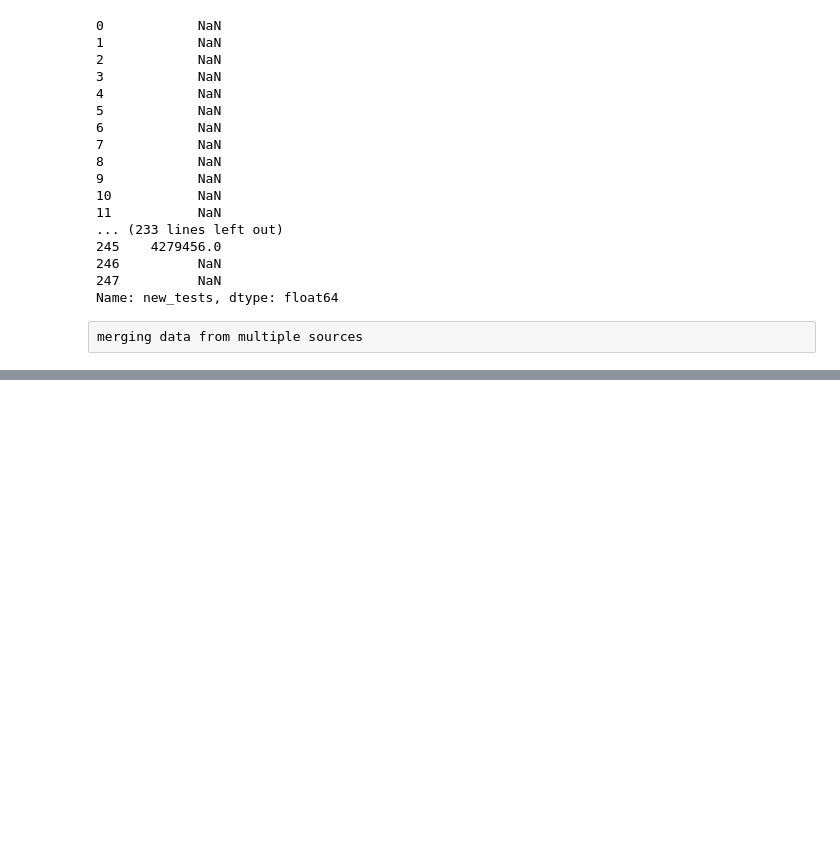
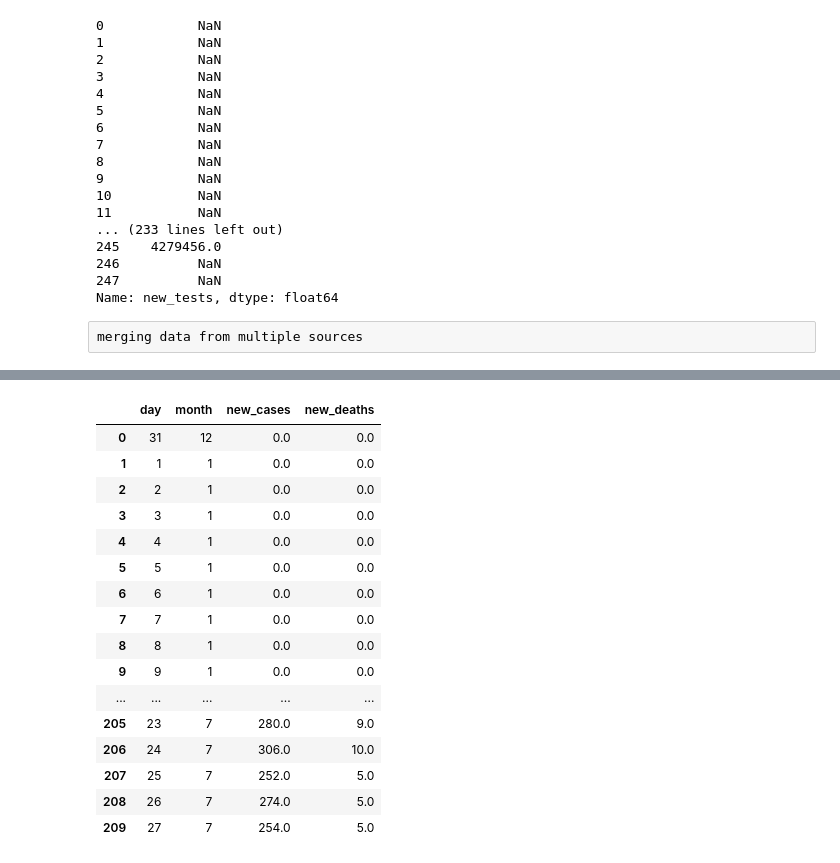
Before and after one commit to root459/DATAanalysis, a Jupyter notebook: pandas.ipynb, the cells around one changed output, grey strips where cells are left out. Drawn from its saved outputs; the diff is of its cells as text; code cells hidden in the pictures; blank space fills up the shorter version.

```diff
--- a/pandas.ipynb
+++ b/pandas.ipynb
@@ -274,0 +286,24 @@ memory usage: 15.6 KB
+# %%
+#extract data out of it
+usefuldata=merge_data[['day','month','new_cases','new_deaths']]
+usefuldata
+usefuldata.to_csv("./data/extracteddata.csv",index=False)
+#saved in data directory with name "extracteddata"
+# %% [output]
+|  | day | month | new_cases | new_deaths |
+| 0 | 31 | 12 | 0.0 | 0.0 |
+| 1 | 1 | 1 | 0.0 | 0.0 |
+| 2 | 2 | 1 | 0.0 | 0.0 |
+| 3 | 3 | 1 | 0.0 | 0.0 |
+| 4 | 4 | 1 | 0.0 | 0.0 |
+| 5 | 5 | 1 | 0.0 | 0.0 |
+| 6 | 6 | 1 | 0.0 | 0.0 |
+| 7 | 7 | 1 | 0.0 | 0.0 |
+| 8 | 8 | 1 | 0.0 | 0.0 |
+| 9 | 9 | 1 | 0.0 | 0.0 |
+| ... | ... | ... | ... | ... |
+| 205 | 23 | 7 | 280.0 | 9.0 |
+| 206 | 24 | 7 | 306.0 | 10.0 |
+| 207 | 25 | 7 | 252.0 | 5.0 |
+| 208 | 26 | 7 | 274.0 | 5.0 |
+| 209 | 27 | 7 | 254.0 | 5.0 |
```
Also changed, not shown: parts of 2 cells of this notebook, 4 other files.
